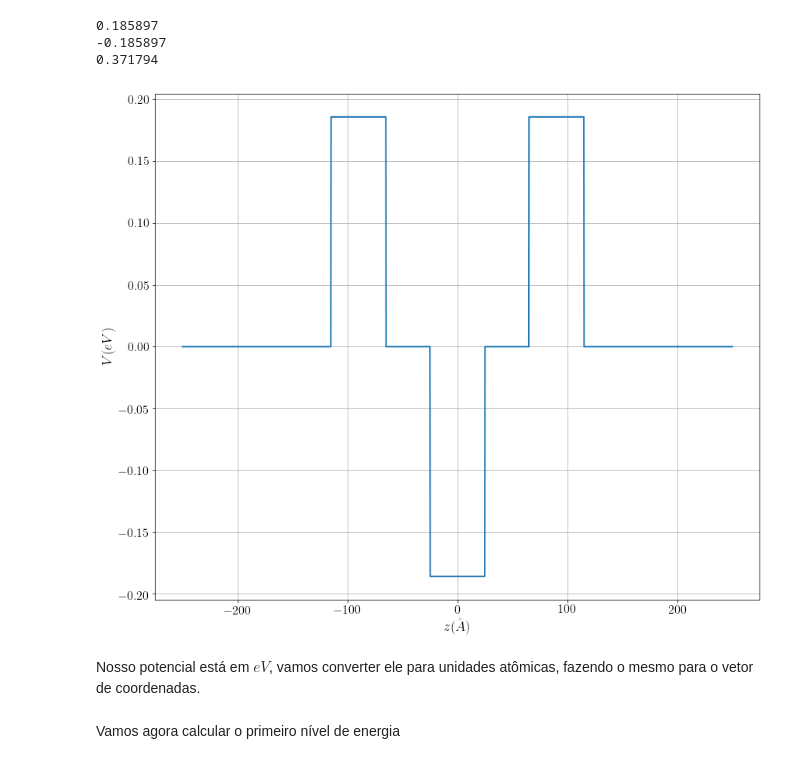
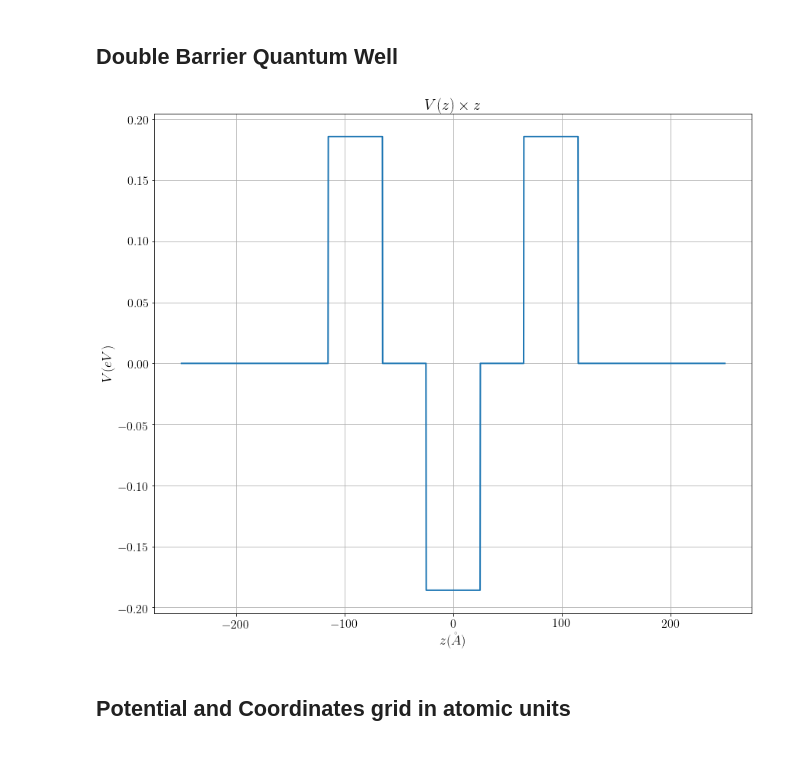
Before and after one commit to thiagolcmelo/time-evolution, a Jupyter notebook: algaas-photocurrent.ipynb, the cells around one changed output. Drawn from its saved outputs; the diff is of its cells as text; code cells hidden in the pictures.

```diff
--- a/algaas-photocurrent.ipynb
+++ b/algaas-photocurrent.ipynb
@@ -210,50 +227,46 @@ O GAP do Vamos escolher o *band offset* como $70\%$ da diferença de GAP para a
+# %% [markdown]
+## Double Barrier Quantum Well
 # %%
-g_algaas = lambda x: 0.0 if x == 0.2 else (0.185897 if x == 0.4 else -0.185897) #1.519+1.447*x-0.15*x**2 # GAP
 #g_algaas = lambda x: 1.519+1.447*x-0.15*x**2 # GAP
-m_algaas = lambda x: 0.067+0.083*x # effective mass
+# Degani's actual potential
+g_algaas = lambda x: 0.0 if x == 0.2 else (0.185897 if x == 0.4 else -0.185897)
+m_algaas = lambda x: 0.067 + 0.083 * x # effective mass
 
 xd       = 0.2 # displacement
 xb       = 0.4 # barrier
 xw       = 0.0 # well
 wl       = 50.0 # Angstrom
 bl       = 50.0 # Angstrom
 dl       = 40.0 # Angstrom
 CBO      = 0.655
 VBO      = 0.345
 
 def x_shape(z):
     if np.abs(z) < wl/2:
         return xw
     elif np.abs(z) < wl/2+dl:
         return xd
     elif np.abs(z) < wl/2+dl+bl:
         return xb
     return xd
 
 V        = np.vectorize(lambda z: g_algaas(x_shape(z)))(z_ang)#*CBO
-V       -= g_algaas(xd)#*CBO#-0.11
+V       -= g_algaas(xd)#*CBO
 #meff     = np.vectorize(lambda z: m_algaas(x_shape(z)))(z_ang)
+# Degani's actual effective mass
 meff     = np.vectorize(lambda z: m_algaas(xw))(z_ang)
-
-print(np.max(V))
-print(np.min(V))
-print(np.ptp(V))
 
 fig, ax = plt.subplots()
 ax.set_xlabel(r'$z (\AA)$')
 ax.set_ylabel(r'$V (eV)$')
 ax.plot(z_ang, V)
+ax.set_title(r"$V(z) \times z$")
 ax.grid(True)
 plt.show()
 # %% [output]
-0.185897
--0.185897
-0.371794
-[figure, old version]
+[figure, new version]
-# %% [markdown]
-Nosso potencial está em $eV$, vamos converter ele para unidades atômicas, fazendo o mesmo para o vetor de coordenadas.
+# %% [markdown]
+## Potential and Coordinates grid in atomic units
 # %%
 V_au = V / au2ev
 z_au = z_ang / au2ang
-# %% [markdown]
-Vamos agora calcular o primeiro nível de energia
```
Also changed, not shown: parts of 47 cells of this notebook.
